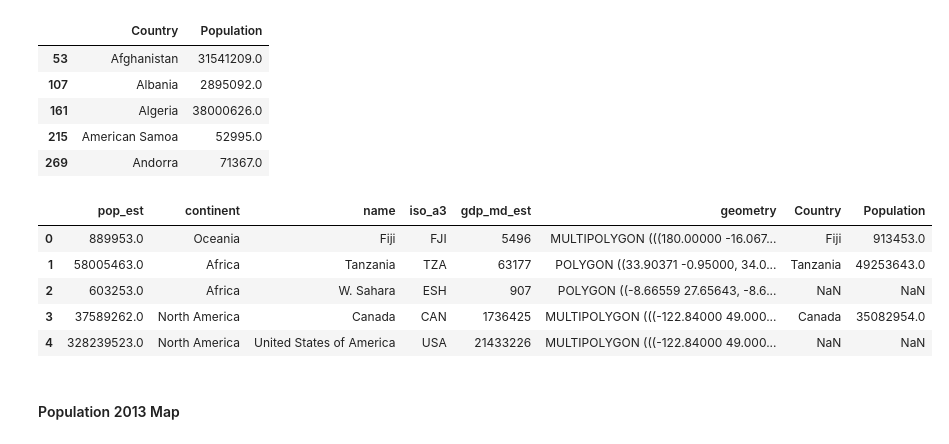
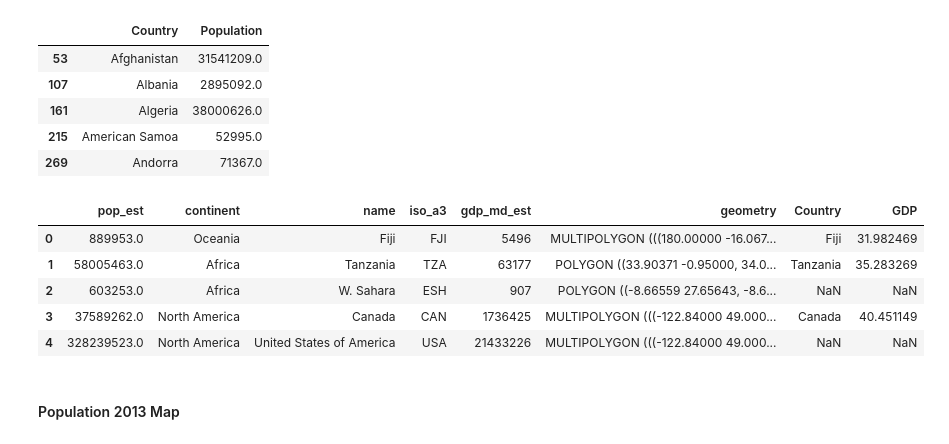
Before and after one commit to ArisMei/Beg-python-project, a Jupyter notebook: analysis/project-notebook-12.ipynb, the cells around one changed output. Drawn from its saved outputs; the diff is of its cells as text; code cells hidden in the pictures.

Commit message:
Log Transformation

```diff
--- a/analysis/project-notebook-12.ipynb
+++ b/analysis/project-notebook-12.ipynb
@@ -883,6 +892,7 @@ df_2013_gdp.head()
 | 269 | Andorra | 2.683225e+09 |
 # %%
 data_map_2013_gdp = world.merge(df_2013_gdp, how = "left", left_on=["name"], right_on=["Country"]) # World map with 2013 Average Temperature
+data_map_2013_gdp.GDP = np.log2(data_map_2013_gdp.GDP) # We apllied a logarithm transformation to the data
 data_map_2013_gdp.head()
 # %% [output]
 |  | pop_est | continent | name | iso_a3 | gdp_md_est | geometry | Country | GDP |
@@ -940,13 +950,14 @@ df_2013_pop.head()
 | 269 | Andorra | 71367.0 |
 # %%
 data_map_2013_pop = world.merge(df_2013_pop, how = "left", left_on=["name"], right_on=["Country"]) # World map with 2013 Population
-data_map_2013_pop.head()
+data_map_2013_pop.Population = np.log2(data_map_2013_pop.Population ) # We apllied a logarithm transformation to the data
+data_map_2013_gdp.head()
 # %% [output]
-|  | pop_est | continent | name | iso_a3 | gdp_md_est | geometry | Country | Population |
-| 0 | 889953.0 | Oceania | Fiji | FJI | 5496 | MULTIPOLYGON (((180.00000 -16.067... | Fiji | 913453.0 |
-| 1 | 58005463.0 | Africa | Tanzania | TZA | 63177 | POLYGON ((33.90371 -0.95000, 34.0... | Tanzania | 49253643.0 |
+|  | pop_est | continent | name | iso_a3 | gdp_md_est | geometry | Country | GDP |
+| 0 | 889953.0 | Oceania | Fiji | FJI | 5496 | MULTIPOLYGON (((180.00000 -16.067... | Fiji | 31.982469 |
+| 1 | 58005463.0 | Africa | Tanzania | TZA | 63177 | POLYGON ((33.90371 -0.95000, 34.0... | Tanzania | 35.283269 |
 | 2 | 603253.0 | Africa | W. Sahara | ESH | 907 | POLYGON ((-8.66559 27.65643, -8.6... | NaN | NaN |
-| 3 | 37589262.0 | North America | Canada | CAN | 1736425 | MULTIPOLYGON (((-122.84000 49.000... | Canada | 35082954.0 |
+| 3 | 37589262.0 | North America | Canada | CAN | 1736425 | MULTIPOLYGON (((-122.84000 49.000... | Canada | 40.451149 |
 | 4 | 328239523.0 | North America | United States of America | USA | 21433226 | MULTIPOLYGON (((-122.84000 49.000... | NaN | NaN |
 # %%
 #Creating a threshold scale
```
Also changed, not shown: parts of 9 cells of this notebook, 6 other files.
